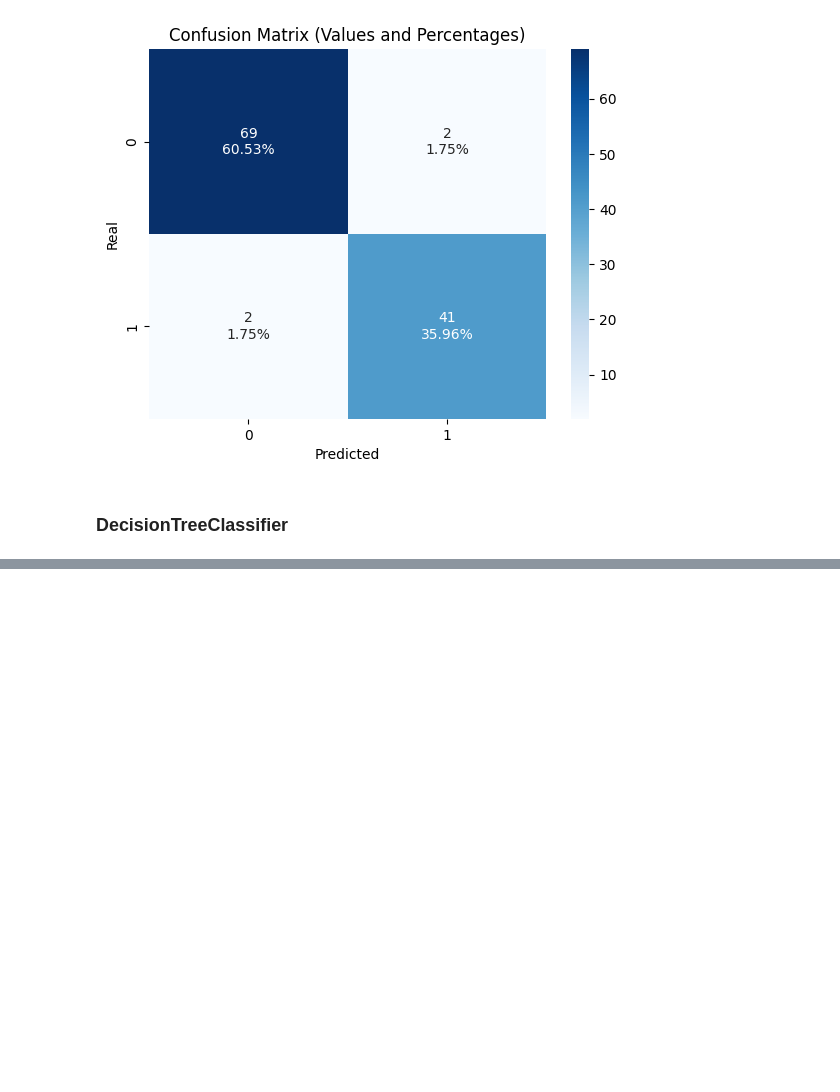
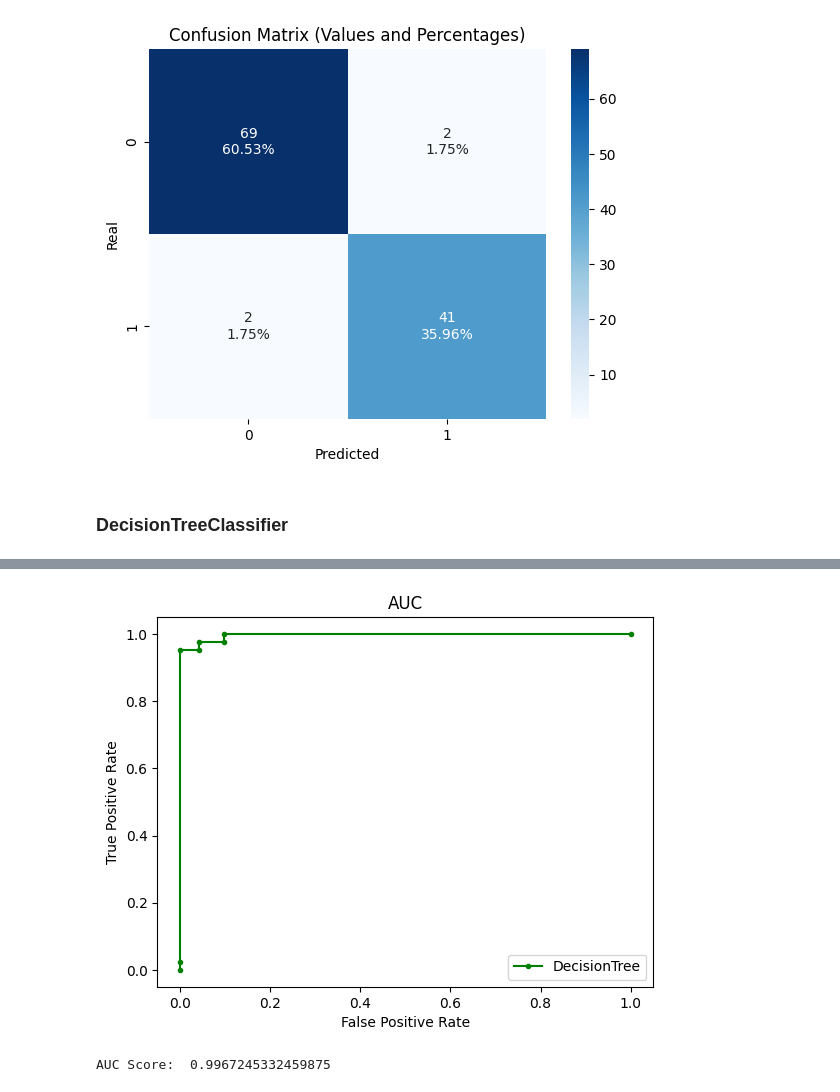
Before and after one commit to ThiagoLahass/Breast-Cancer-Diagnostic-Prediction-with-Machine-Learning, a Jupyter notebook: Breast-Cancer-Diagnostic.ipynb, the cells around one changed output, grey strips where cells are left out. Drawn from its saved outputs; the diff is of its cells as text; code cells hidden in the pictures; blank space fills up the shorter version.

Commit message:
:sparkles:Comparing the results of the models an chosing the best for the problem

```diff
--- a/Breast-Cancer-Diagnostic.ipynb
+++ b/Breast-Cancer-Diagnostic.ipynb
@@ -321,0 +332,5 @@ Text(0.5, 1.0, 'Confusion Matrix (Values and Percentages)')
+# %%
+SVC_model = SVC(probability=True)
+
+SVC_score = cross_val_score(SVC_model, x_train, y_train, cv = 5, scoring = 'accuracy')
+SVC_score
@@ -321,0 +339,6 @@ Text(0.5, 1.0, 'Confusion Matrix (Values and Percentages)')
+# %%
+SVC_model.fit(x_train, y_train)
+y_pred_SVC = SVC_model.predict(x_test)
+
+print(classification_report(y_pred_SVC, y_test))
+print(accuracy_score(y_pred_SVC, y_test))
@@ -321,0 +356,17 @@ Text(0.5, 1.0, 'Confusion Matrix (Values and Percentages)')
+# %%
+predicted_probab_SVC = SVC_model.predict_proba(x_test)
+predicted_probab_SVC = predicted_probab_SVC[:, 1]
+fpr, tpr, _ = roc_curve(y_test, predicted_probab_SVC)
+
+auc_SVC = roc_auc_score(y_test, predicted_probab_SVC)
+# %%
+plt.plot(fpr, tpr, marker = '.', color = 'Green', label = 'DecisionTree')
+plt.xlabel('False Positive Rate')
+plt.ylabel('True Positive Rate')
+plt.title('AUC')
+plt.legend(loc = 4)
+plt.show()
+print('AUC Score: ', auc_SVC)
+# %% [output]
+[figure, added]
+AUC Score:  0.9967245332459875
```
Also changed, not shown: parts of 36 cells of this notebook.
